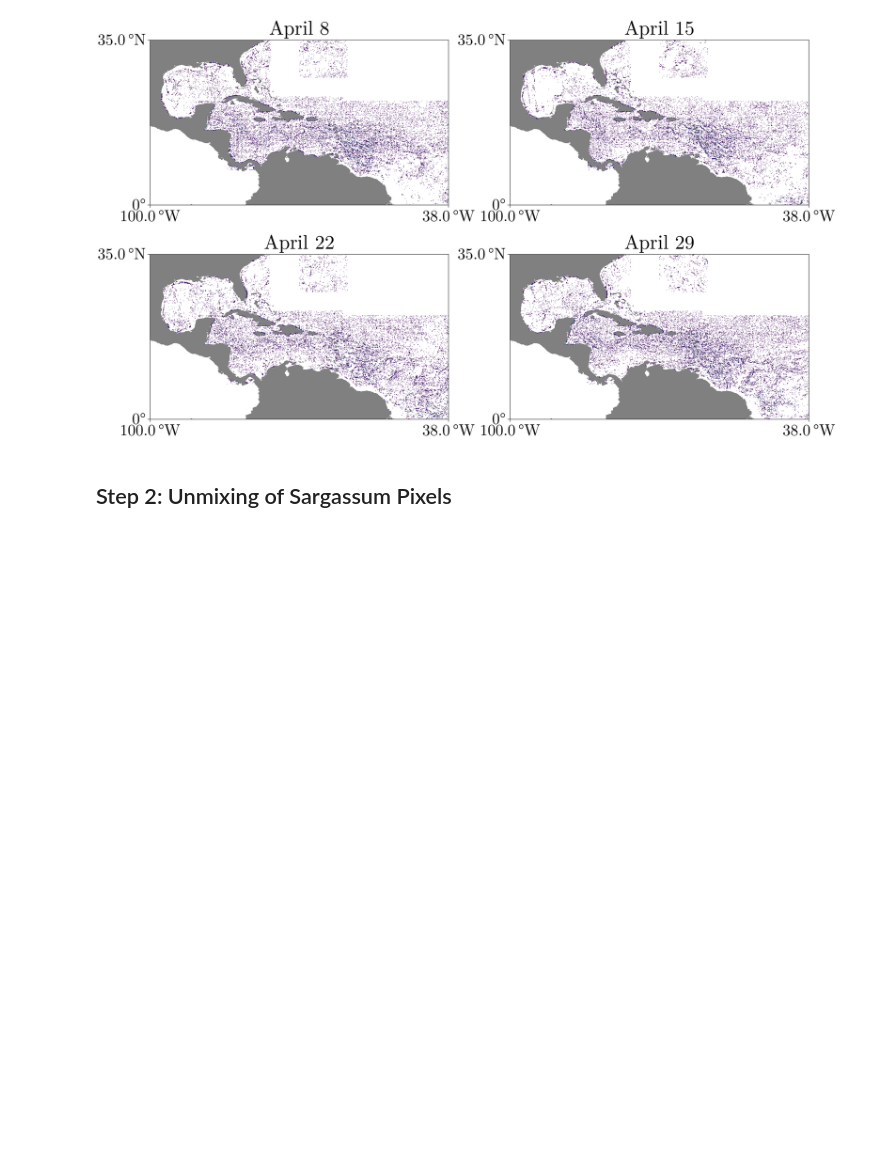
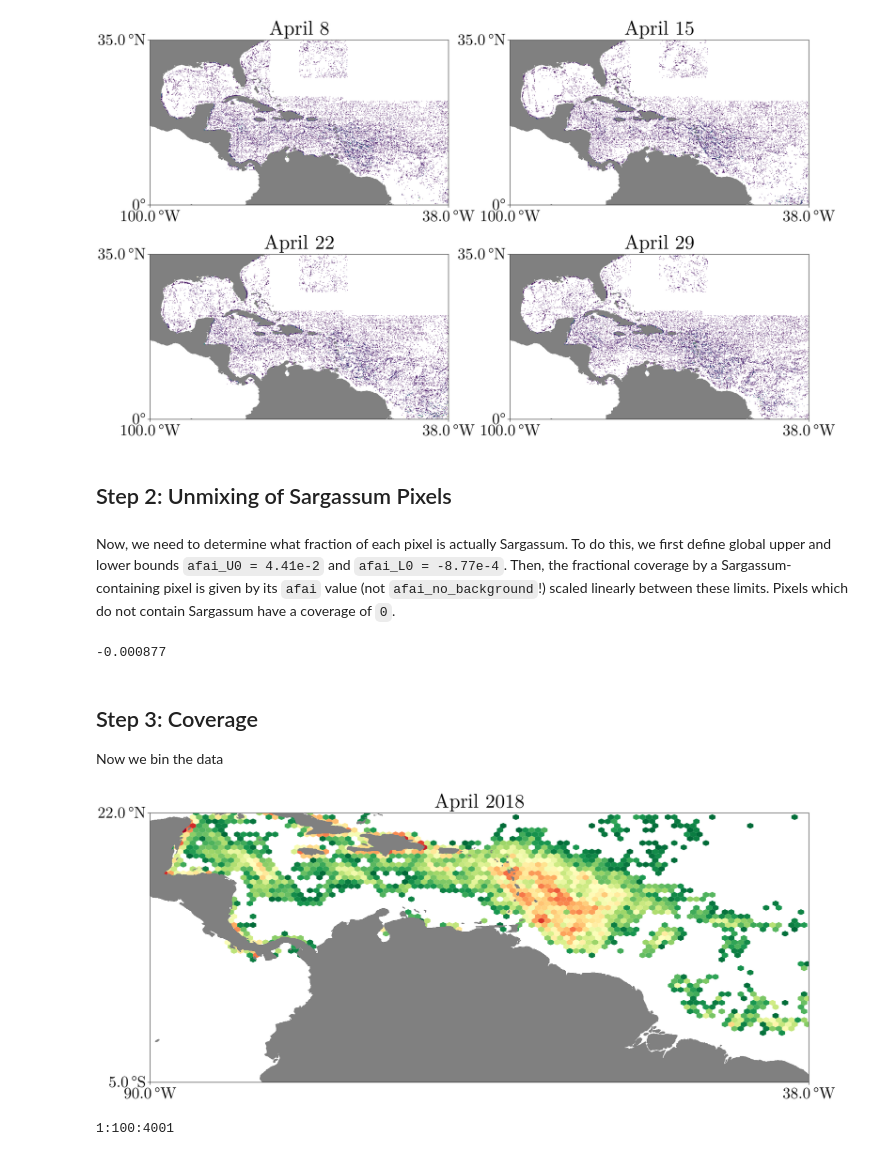
Before and after one commit to 70Gage70/SargassumFromAFAI.jl, a Jupyter notebook: 7day-0.015degree/afai.ipynb, the cells around one changed output. Saved outputs shown, nothing was run; the diff lists cells and outputs as text; code cells hidden in the pictures; blank space fills up the shorter version.

Commit message:
have hexbins

```diff
--- a/7day-0.015degree/afai.ipynb
+++ b/7day-0.015degree/afai.ipynb
@@ -176,3 +178,11 @@ fig
 [figure]
 # %% [markdown]
 ## Step 2: Unmixing of Sargassum Pixels
+# %% [markdown]
+Now, we need to determine what fraction of each pixel is actually Sargassum. To do this, we first define global upper and lower bounds `afai_U0 = 4.41e-2` and `afai_L0 = -8.77e-4`. Then, the fractional coverage by a Sargassum-containing pixel is given by its `afai` value (not `afai_no_background`!) scaled linearly between these limits. Pixels which do not contain Sargassum have a coverage of `0`.
+# %%
+coverage = zeros(Float32, size(afai))
+afai_U0 = 4.41e-2
+afai_L0 = -8.77e-4
+# %% [output]
+-0.000877
@@ -178,0 +199,35 @@ fig
+# %% [markdown]
+## Step 3: Coverage
+
+Now we bin the data
+# %%
+mean_coverage = mean([coverage[:,:,t] for t = 1:size(coverage, 3)]);
+# %%
+fig = Figure(
+    # resolution = (1920, 1080),
+    resolution = (1920, 800),
+    fontsize = 50,
+    figure_padding = (5, 100, 5, 5))
+
+# Day 8
+ax = geo_axis(fig[1, 1], title = L"\text{April 2018}", limits = (-90, -38, -5, 22))
+points = vec(Point2f.(lon, lat'))
+weights8 = [mean_coverage[x, y] for y = 1:size(mean_coverage, 2) for x = 1:size(mean_coverage, 1)]
+
+hexbin!(ax, points, weights = weights8, cellsize = 0.5, colormap = Reverse("RdYlGn"), colorscale = log10)
+land!(ax)
+
+fig
+# %% [output]
+[figure, added]
+# %%
+step_lon = 100
+step_lat = 100
+coverage_binned = zeros(Float32, nbins_x, nbins_y, size(coverage, 3));
+
+lon_bins = range(1, length(lon), step = step_lon)
+lat_bins = range(1, length(lat), step = step_lat)
+
+coverage_binned = zeros(Float32, length(lon_bins), length(lat_bins), size(coverage, 3));
+# %% [output]
+1:100:4001
```
Also changed, not shown: parts of 3 cells of this notebook.
